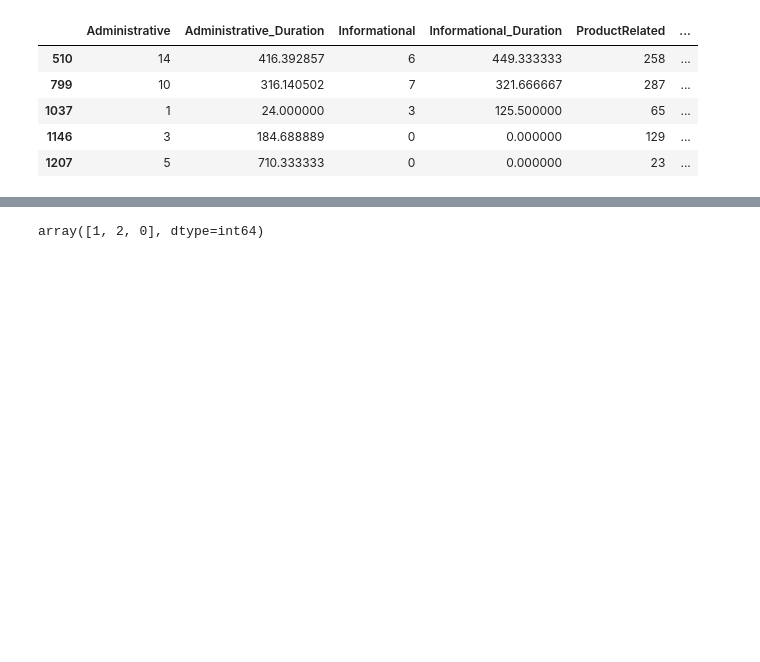
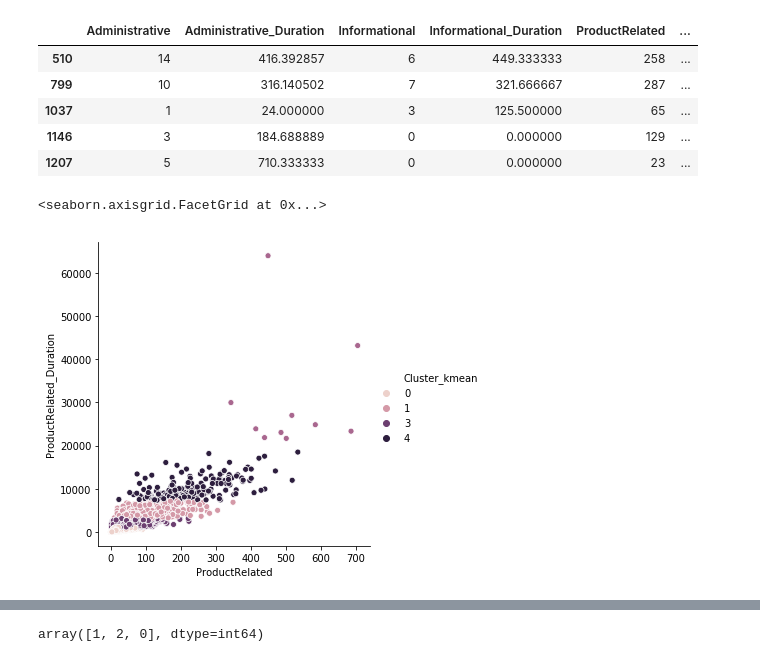
Before and after one commit to nghane/Machine-Learning, a Jupyter notebook: OnlineShopperIntentionDataAnalysisAndModeling.ipynb, the cells around one changed output, grey strips where cells are left out. Cells and saved outputs as stored; diff of their text form; code cells hidden in the pictures; blank space fills up the shorter version.

```diff
--- a/OnlineShopperIntentionDataAnalysisAndModeling.ipynb
+++ b/OnlineShopperIntentionDataAnalysisAndModeling.ipynb
@@ -867,6 +867,11 @@ cluster_4_kmean.head()
 | 1037 | 1 | 24.000000 | 3 | 125.500000 | 65 | ... |
 | 1146 | 3 | 184.688889 | 0 | 0.000000 | 129 | ... |
 | 1207 | 5 | 710.333333 | 0 | 0.000000 | 23 | ... |
+# %%
+sns.relplot(x="ProductRelated", y="ProductRelated_Duration", hue="Cluster_kmean", data=x)
+# %% [output]
+<seaborn.axisgrid.FacetGrid at 0x...>
+[figure, added]
 # %%
 # Using the dendrogram to find the optimal number of clusters
 import scipy.cluster.hierarchy as sch
```
Also changed, not shown: parts of 4 cells of this notebook.
